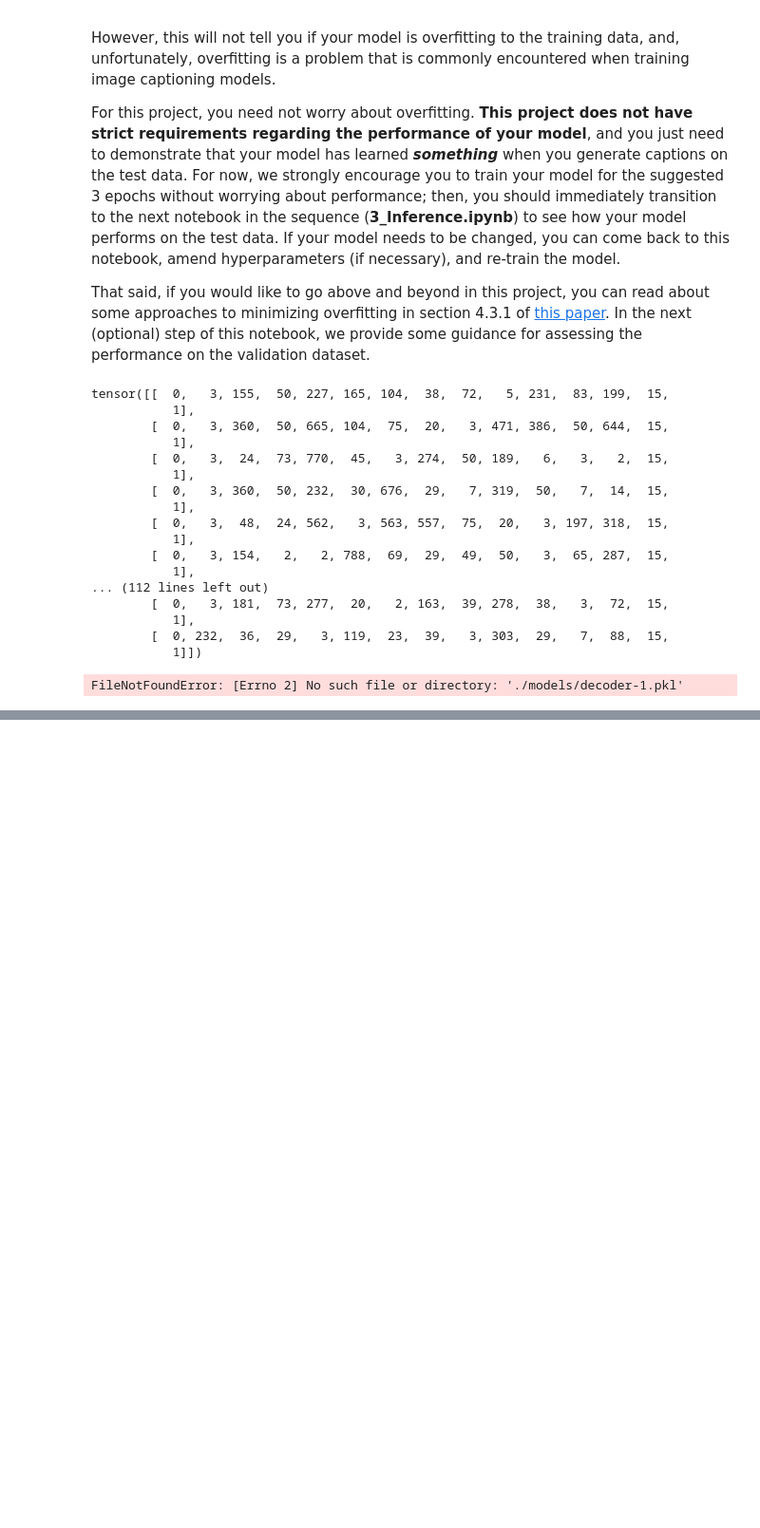
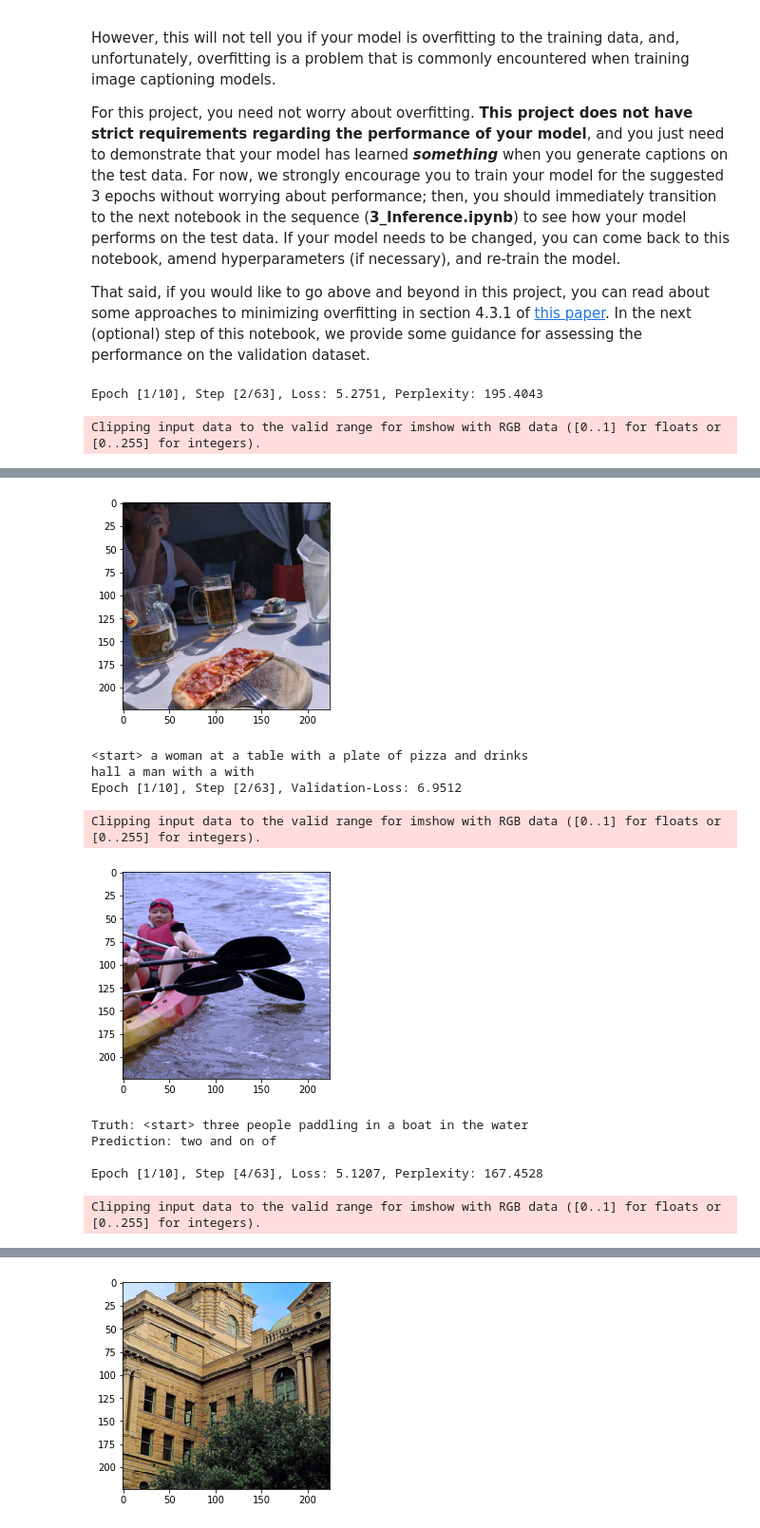
Before and after one commit to petersiemen/CVND---Image-Captioning-Project, a Jupyter notebook: 2_Training.ipynb, the cells around one changed output, grey strips where cells are left out. Shown at 95% size. Saved outputs shown, nothing was run; the diff lists cells and outputs as text; code cells hidden in the pictures; blank space fills up the shorter version.

```diff
--- a/2_Training.ipynb
+++ b/2_Training.ipynb
@@ -234,6 +264,8 @@ denormalize = transforms.Compose([
         )
 ])
 
+save_every_step = 100
+validate_every = 2
 print_every = 2
 
 # Open the training log file.
@@ -320,25 +352,33 @@ for epoch in range(1, num_epochs+1):
             prediction = clean_sentence([i.item() for i in output_idx], data_loader)
             print(prediction + '\r')
 
-
-            images, captions = next(iter(val_data_loader))
-
-
-            val_losses, sentence, prediction, val_image = validate(encoder, decoder, val_data_loader, criterion, vocab_size)
-            stats = 'Epoch [%d/%d], Step [%d/%d], Validation-Loss: %.4f' % (epoch, num_epochs, i_step, total_step, np.mean(val_losses))
+        if i_step % validate_every == 0:
+            val_loss = validate(encoder, decoder, val_data_loader, criterion, vocab_size)
+            stats = 'Epoch [%d/%d], Step [%d/%d], Validation-Loss: %.4f' % (epoch, num_epochs, i_step, total_step, val_loss)
 
             print('\r' + stats)
+            val_images, val_captions = next(iter(val_data_loader))
+            val_images = val_images.to(device)
+            val_captions = val_captions.to(device)
 
+            val_features = encoder(val_images)
+            # Pass the embedded image features through the model to get a predicted caption.
+            word_idxs, fc_out = decoder.sample(val_features, max_len=val_captions.size(1))
+
+            val_image = val_images[0]
             denormalized_val_image = denormalize(val_image)
-
             numpy_val_image = np.transpose(denormalized_val_image.cpu().numpy(), (1, 2, 0))
             plt.imshow(numpy_val_image)
             plt.show()
 
-            print('Truth: {}\nPrediction: {}\n'.format(sentence, prediction))
-            #sys.stdout.flush()
+            val_prediction = clean_sentence([i.item() for i in word_idxs[0]], val_data_loader)
+            val_truth = clean_sentence([i.item() for i in val_captions[0]], val_data_loader)
 
+            print('Truth: {}\nPrediction: {}\n'.format(val_truth, val_prediction))
 
+        if i_step % save_every_step == 0:
+            torch.save(decoder.state_dict(), os.path.join('./models', 'decoder-%d-%d.pkl' % (epoch, i_step)))
+            torch.save(encoder.state_dict(), os.path.join('./models', 'encoder-%d-%d.pkl' % (epoch, i_step)))
 
 
     # Save the weights.
@@ -348,25 +388,8 @@ for epoch in range(1, num_epochs+1):
 
 
 
-
 # Close the training log file.
 f.close()
 # %% [output]
-tensor([[  0,   3, 155,  50, 227, 165, 104,  38,  72,   5, 231,  83, 199,  15,
-           1],
-        [  0,   3, 360,  50, 665, 104,  75,  20,   3, 471, 386,  50, 644,  15,
-           1],
-        [  0,   3,  24,  73, 770,  45,   3, 274,  50, 189,   6,   3,   2,  15,
-           1],
-        [  0,   3, 360,  50, 232,  30, 676,  29,   7, 319,  50,   7,  14,  15,
-           1],
-        [  0,   3,  48,  24, 562,   3, 563, 557,  75,  20,   3, 197, 318,  15,
-           1],
-        [  0,   3, 154,   2,   2, 788,  69,  29,  49,  50,   3,  65, 287,  15,
-           1],
-... (112 lines left out)
-        [  0,   3, 181,  73, 277,  20,   2, 163,  39, 278,  38,   3,  72,  15,
-           1],
-        [  0, 232,  36,  29,   3, 119,  23,  39,   3, 303,  29,   7,  88,  15,
-           1]])
+Epoch [1/10], Step [2/63], Loss: 5.2751, Perplexity: 195.4043
-FileNotFoundError: [Errno 2] No such file or directory: './models/decoder-1.pkl'
+Clipping input data to the valid range for imshow with RGB data ([0..1] for floats or [0..255] for integers).
@@ -372,0 +398,11 @@ FileNotFoundError: [Errno 2] No such file or directory: './models/decoder-1.pkl'
+[figure, added]
+<start> a woman at a table with a plate of pizza and drinks
+hall a man with a with
+Epoch [1/10], Step [2/63], Validation-Loss: 6.9512
+Clipping input data to the valid range for imshow with RGB data ([0..1] for floats or [0..255] for integers).
+[figure, added]
+Truth: <start> three people paddling in a boat in the water
+Prediction: two and on of
+
+Epoch [1/10], Step [4/63], Loss: 5.1207, Perplexity: 167.4528
+Clipping input data to the valid range for imshow with RGB data ([0..1] for floats or [0..255] for integers).
@@ -372,0 +411 @@ FileNotFoundError: [Errno 2] No such file or directory: './models/decoder-1.pkl'
+[figure, added]
```
Also changed, not shown: parts of 4 cells of this notebook, 12 other files.
